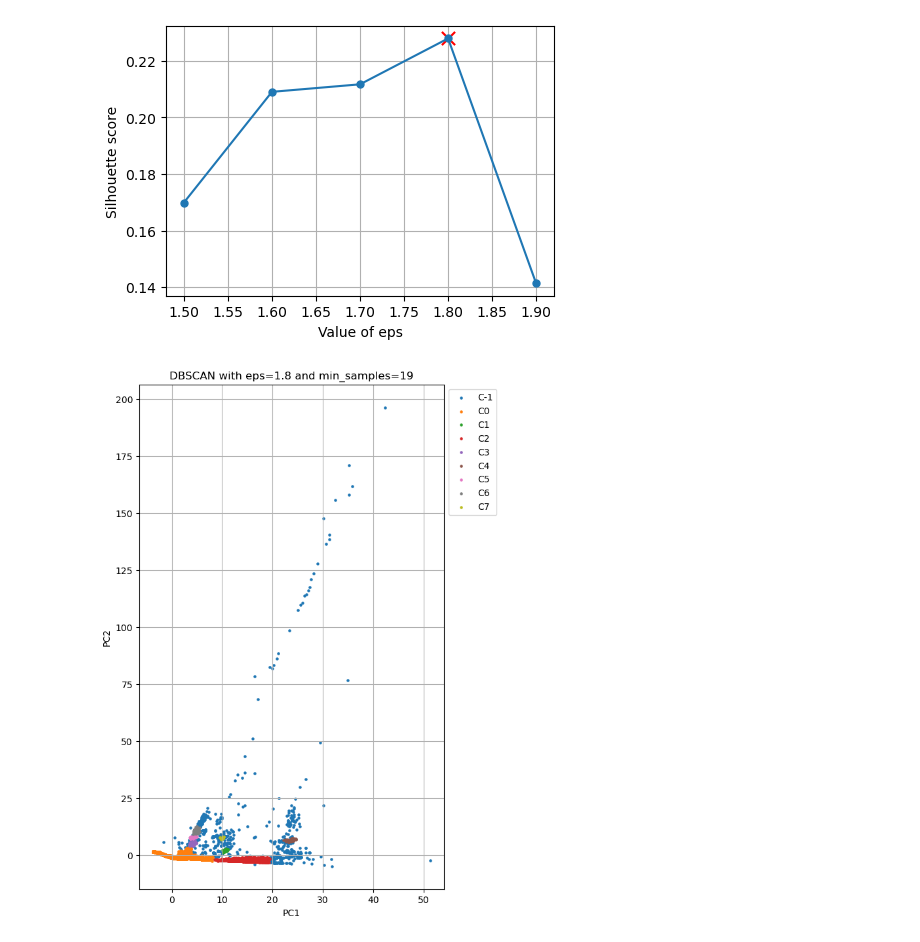
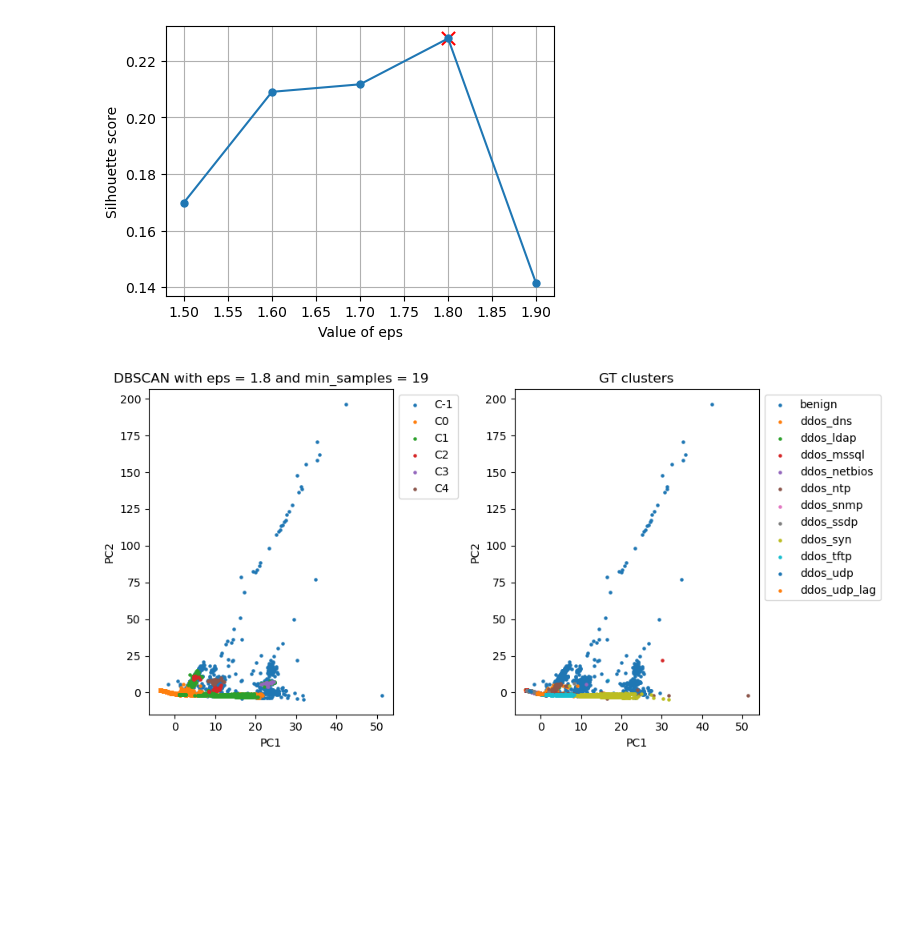
Before and after one commit to federicomirra01/DDoS_analysis_project, a Jupyter notebook: Section_3(to_be_done).ipynb, the cells around one changed output. Cells and saved outputs as stored; diff of their text form; code cells hidden in the pictures; blank space fills up the shorter version.

```diff
--- a/Section_3(to_be_done).ipynb
+++ b/Section_3(to_be_done).ipynb
@@ -156,24 +164,50 @@ plt.ylabel('Silhouette score')
 plt.show()
 # %% [output]
 [figure]
-# %%
-dbscan = DBSCAN(eps=0.5, min_samples=19)
-df = X[:,:2].copy()
-
-labels = dbscan.fit_predict(df)
-df = pd.DataFrame(df)
-df['cid'] = [f'C{x}' for x in labels]
-df['label'] = y.reshape(-1)
-
-plt.figure(figsize=(6,10))
-for i in np.unique(df.cid):
-    subdf = df[df.cid == i]
-    plt.scatter(subdf[0], subdf[1], label=i, s=5)
-plt.grid()
-lgnd = plt.legend(bbox_to_anchor=(1, 1), loc="upper left")
-plt.xlabel('PC1')
-plt.ylabel('PC2')
-plt.title('DBSCAN with eps=1.8 and min_samples=19')
-plt.show()
-# %% [output]
-[figure, removed]
+# %%
+df = X[:,:2].copy()
+
+batch_size = 1000
+n_samples, n_features = df.shape
+labels = []
+dbscan = DBSCAN(eps=1.80, min_samples=19)
+for i in range(0, n_samples, batch_size):
+
+    X_batch = df[i:i+batch_size, :]
+    dbscan.fit(X_batch)
+    labels_batch = dbscan.labels_
+
+    if i == 0:
+        labels = labels_batch
+    else:
+        labels = np.concatenate([labels, labels_batch])
+
+
+df = pd.DataFrame(df)
+df['cid_dbscan'] = [f'C{x}' for x in labels]
+df['label'] = y.reshape(-1)
+
+fig, ax = plt.subplots(1, 2, figsize=(10,5))
+
+for i in np.unique(df.cid_dbscan):
+    subdf = df[df.cid_dbscan == i]
+    ax[0].scatter(subdf[0], subdf[1], label=i, s=5)
+plt.grid()
+lgnd = ax[0].legend(bbox_to_anchor=(1, 1), loc="upper left")
+ax[0].set_xlabel('PC1')
+ax[0].set_ylabel('PC2')
+ax[0].set_title('DBSCAN with eps = 1.8 and min_samples = 19')
+
+for i in np.unique(df.label):
+    subdf = df[df.label == i]
+    ax[1].scatter(subdf[0], subdf[1], label=i, s=5)
+plt.grid()
+lgnd = plt.legend(bbox_to_anchor=(1, 1), loc="upper left")
+ax[1].set_xlabel('PC1')
+ax[1].set_ylabel('PC2')
+ax[1].set_title('GT clusters')
+
+plt.tight_layout()
+plt.show()
+# %% [output]
+[figure, added]
```
Also changed, not shown: parts of 6 cells of this notebook, 1 other file.
